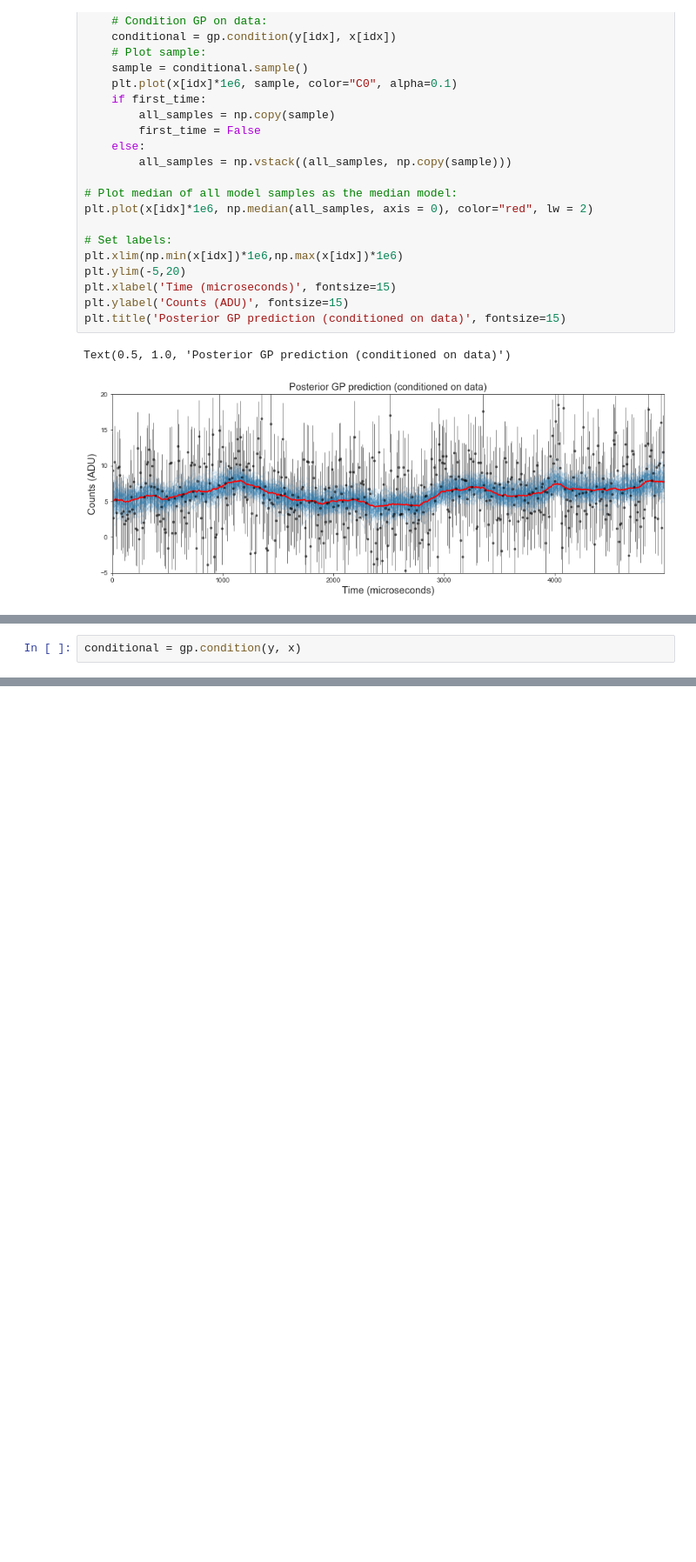
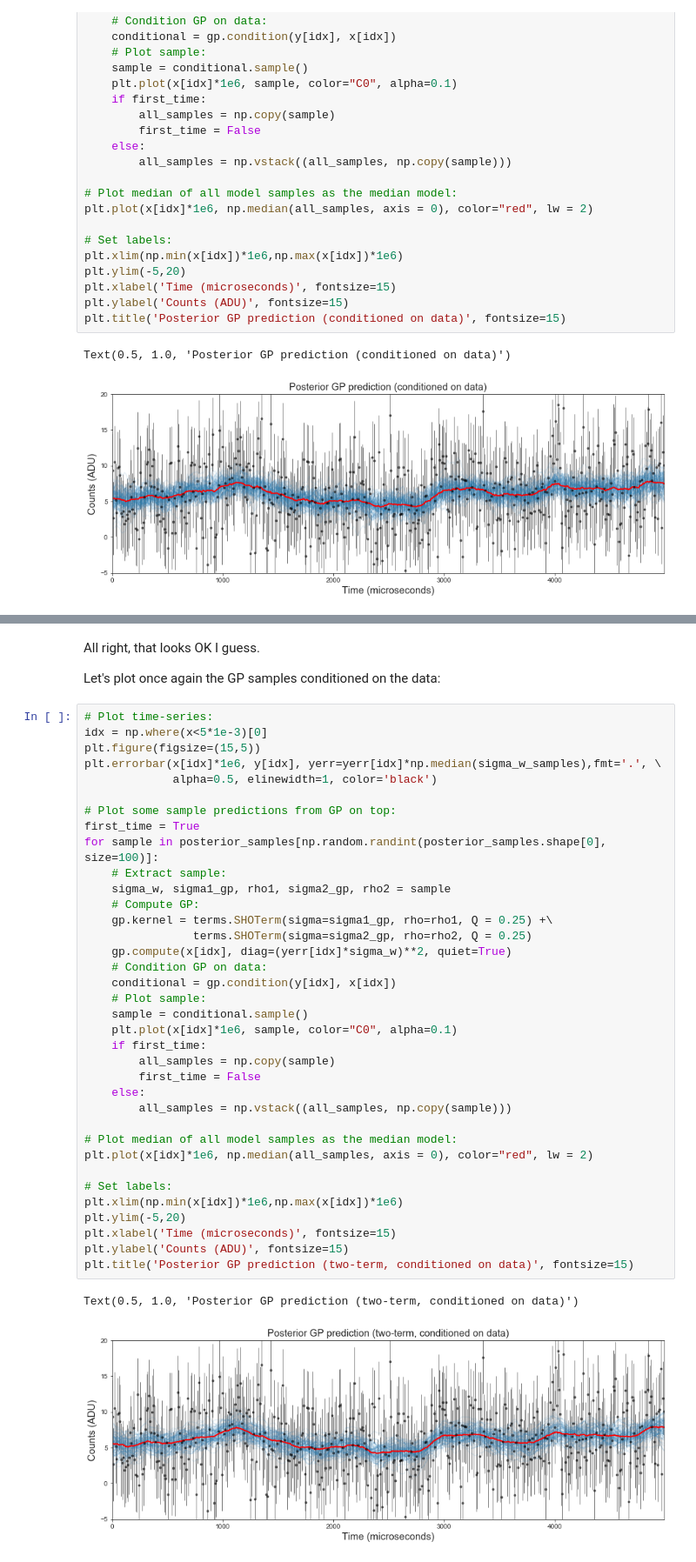
Before and after one commit to nespinoza/darks_nircam, a Jupyter notebook: Darks Analysis NIRCam - Part 2.ipynb, the cells around one changed output, grey strips where cells are left out. Shown at 87% size. Saved outputs shown, nothing was run; the diff lists cells and outputs as text; blank space fills up the shorter version.

```diff
--- a/Darks Analysis NIRCam - Part 2.ipynb
+++ b/Darks Analysis NIRCam - Part 2.ipynb
@@ -167,2 +173,0 @@ gp.compute(x, diag=(yerr*sigma_w)**2, quiet=True)
-# %%
-conditional = gp.condition(y, x)
@@ -194,0 +300,43 @@ for sample in posterior_samples[np.random.randint(posterior_samples.shape[0], si
+# %% [markdown]
+All right, that looks OK I guess.
+
+Let's plot once again the GP samples conditioned on the data:
+# %%
+# Plot time-series:
+idx = np.where(x<5*1e-3)[0]
+plt.figure(figsize=(15,5))
+plt.errorbar(x[idx]*1e6, y[idx], yerr=yerr[idx]*np.median(sigma_w_samples),fmt='.', \
+             alpha=0.5, elinewidth=1, color='black')
+
+# Plot some sample predictions from GP on top:
+first_time = True
+for sample in posterior_samples[np.random.randint(posterior_samples.shape[0], size=100)]:
+    # Extract sample:
+    sigma_w, sigma1_gp, rho1, sigma2_gp, rho2 = sample
+    # Compute GP:
+    gp.kernel = terms.SHOTerm(sigma=sigma1_gp, rho=rho1, Q = 0.25) +\
+                terms.SHOTerm(sigma=sigma2_gp, rho=rho2, Q = 0.25)
+    gp.compute(x[idx], diag=(yerr[idx]*sigma_w)**2, quiet=True)
+    # Condition GP on data:
+    conditional = gp.condition(y[idx], x[idx])
+    # Plot sample:
+    sample = conditional.sample()
+    plt.plot(x[idx]*1e6, sample, color="C0", alpha=0.1)
+    if first_time:
+        all_samples = np.copy(sample)
+        first_time = False
+    else:
+        all_samples = np.vstack((all_samples, np.copy(sample)))
+
+# Plot median of all model samples as the median model:
+plt.plot(x[idx]*1e6, np.median(all_samples, axis = 0), color="red", lw = 2)
+
+# Set labels:
+plt.xlim(np.min(x[idx])*1e6,np.max(x[idx])*1e6)
+plt.ylim(-5,20)
+plt.xlabel('Time (microseconds)', fontsize=15)
+plt.ylabel('Counts (ADU)', fontsize=15)
+plt.title('Posterior GP prediction (two-term, conditioned on data)', fontsize=15)
+# %% [output]
+Text(0.5, 1.0, 'Posterior GP prediction (two-term, conditioned on data)')
+[figure, added]
```
Also changed, not shown: parts of 28 cells of this notebook.
